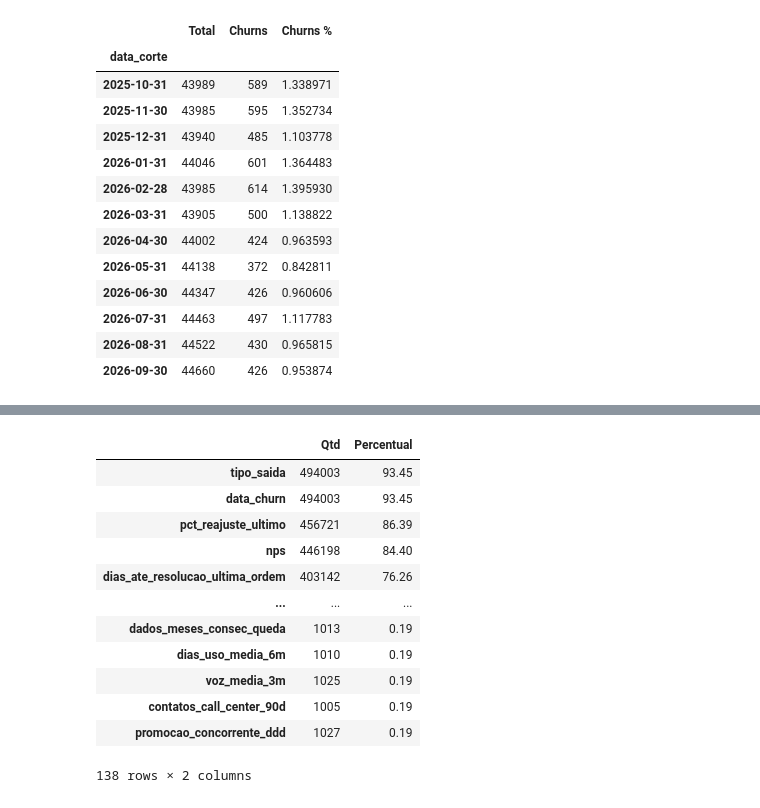
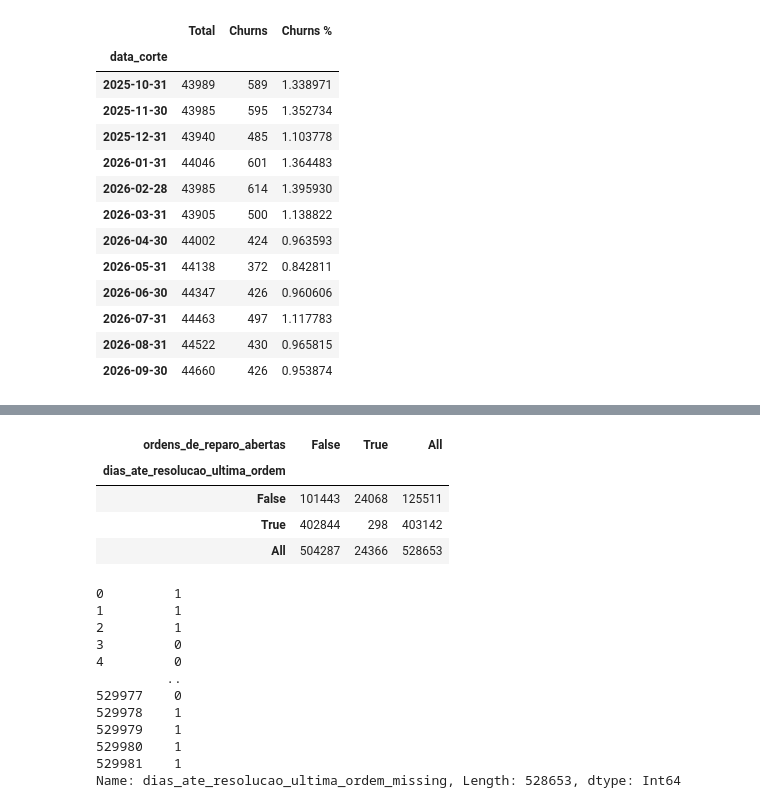
Before and after one commit to marciodosanjos/classification-churn, a Jupyter notebook: notebooks/01_exploracao.ipynb, the cells around one changed output, grey strips where cells are left out. Drawn from its saved outputs; the diff is of its cells as text; code cells hidden in the pictures.

```diff
--- a/notebooks/01_exploracao.ipynb
+++ b/notebooks/01_exploracao.ipynb
@@ -187,27 +191 @@ display(df_clean.dtypes.to_frame("Type after conversion"))
 146 rows × 1 columns
-# %%
-#handling missing data
-
-rows_with_missing_data = pd.DataFrame({
-    "Qtd": df_without_duplicates.isna().sum(),
-    "Percentual": df_without_duplicates.isna().mean().mul(100).round(2)
-})
-
-display(
-    rows_with_missing_data[rows_with_missing_data["Qtd"] > 0]
-    .sort_values("Percentual", ascending=False)
-)
-# %% [output]
-|  | Qtd | Percentual |
-| tipo_saida | 494003 | 93.45 |
-| data_churn | 494003 | 93.45 |
-| pct_reajuste_ultimo | 456721 | 86.39 |
-| nps | 446198 | 84.40 |
-| dias_ate_resolucao_ultima_ordem | 403142 | 76.26 |
-| ... | ... | ... |
-| dados_meses_consec_queda | 1013 | 0.19 |
-| dias_uso_media_6m | 1010 | 0.19 |
-| voz_media_3m | 1025 | 0.19 |
-| contatos_call_center_90d | 1005 | 0.19 |
-| promocao_concorrente_ddd | 1027 | 0.19 |
-138 rows × 2 columns
@@ -216,0 +192,38 @@ display(
+# %%
+pd.crosstab(
+    df_clean["dias_ate_resolucao_ultima_ordem"].isna(),
+    df_clean["ordens_de_reparo_abertas"] > 0,
+    margins=True
+)
+# %% [output]
+| ordens_de_reparo_abertas | False | True | All |
+| dias_ate_resolucao_ultima_ordem |  |  |  |
+| False | 101443 | 24068 | 125511 |
+| True | 402844 | 298 | 403142 |
+| All | 504287 | 24366 | 528653 |
+# %%
+#there are clients where dias_ate_resolucao_ultima_ordem is null
+#but this variable can help the model learn separatedly:
+# a) effect of time resolution
+# b) effect of non history
+# e.g.: clients without dias_ate_resolucao_ultima_ordem can have higher risks for churn
+df_clean["dias_ate_resolucao_ultima_ordem_missing"] = (
+    df_clean["dias_ate_resolucao_ultima_ordem"]
+    .isna()
+    .astype("Int64")
+)
+
+display(df_clean["dias_ate_resolucao_ultima_ordem_missing"])
+# %% [output]
+0         1
+1         1
+2         1
+3         0
+4         0
+         ..
+529977    0
+529978    1
+529979    1
+529980    1
+529981    1
+Name: dias_ate_resolucao_ultima_ordem_missing, Length: 528653, dtype: Int64
```
Also changed, not shown: parts of 4 cells of this notebook.
